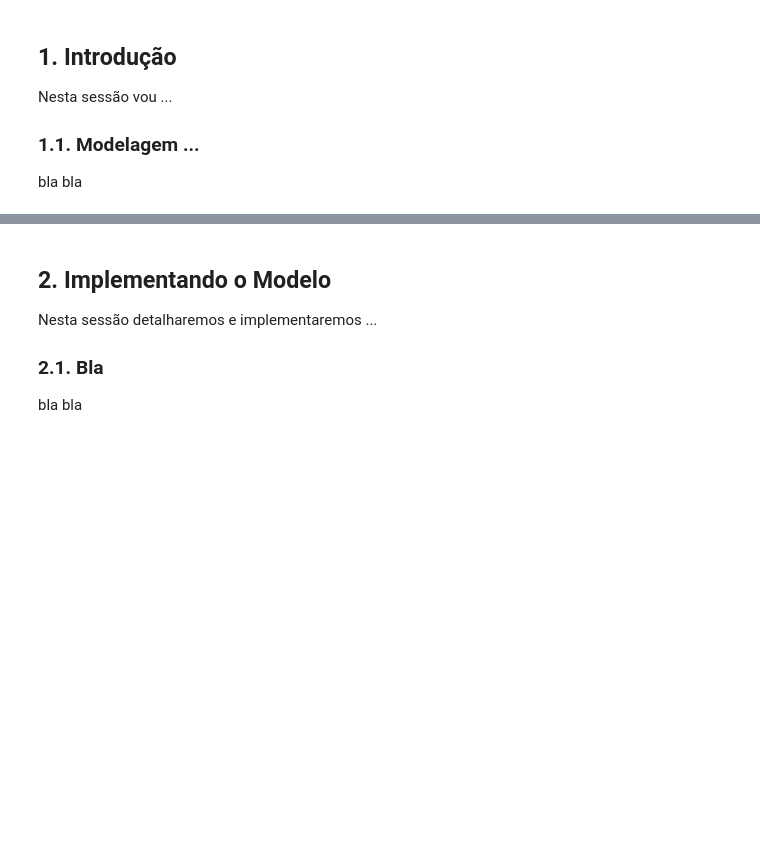
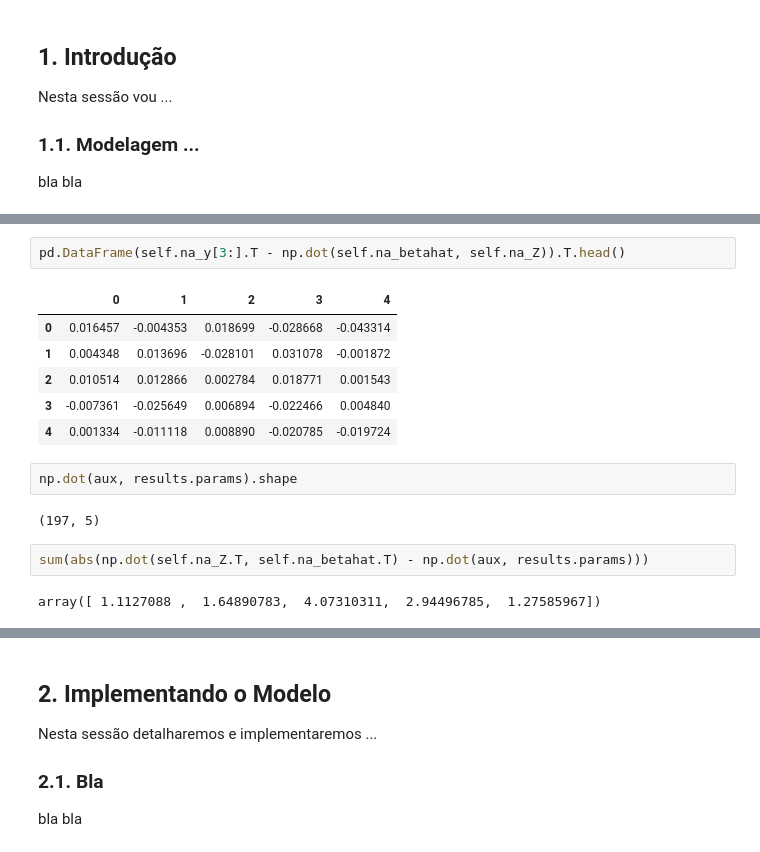
Before and after one commit to ucaiado/VectorAutoregression_Model, a Jupyter notebook: report.ipynb, the cells around one changed output, grey strips where cells are left out. Cells and saved outputs as stored; diff of their text form; blank space fills up the shorter version.

```diff
--- a/report.ipynb
+++ b/report.ipynb
@@ -81,0 +167,17 @@ params.shape
+# %%
+pd.DataFrame(self.na_y[3:].T - np.dot(self.na_betahat, self.na_Z)).T.head()
+# %% [output]
+|  | 0 | 1 | 2 | 3 | 4 |
+| 0 | 0.016457 | -0.004353 | 0.018699 | -0.028668 | -0.043314 |
+| 1 | 0.004348 | 0.013696 | -0.028101 | 0.031078 | -0.001872 |
+| 2 | 0.010514 | 0.012866 | 0.002784 | 0.018771 | 0.001543 |
+| 3 | -0.007361 | -0.025649 | 0.006894 | -0.022466 | 0.004840 |
+| 4 | 0.001334 | -0.011118 | 0.008890 | -0.020785 | -0.019724 |
+# %%
+np.dot(aux, results.params).shape
+# %% [output]
+(197, 5)
+# %%
+sum(abs(np.dot(self.na_Z.T, self.na_betahat.T) - np.dot(aux, results.params)))
+# %% [output]
+array([ 1.1127088 ,  1.64890783,  4.07310311,  2.94496785,  1.27585967])
```
Also changed, not shown: parts of 77 cells of this notebook, 2 other files.
